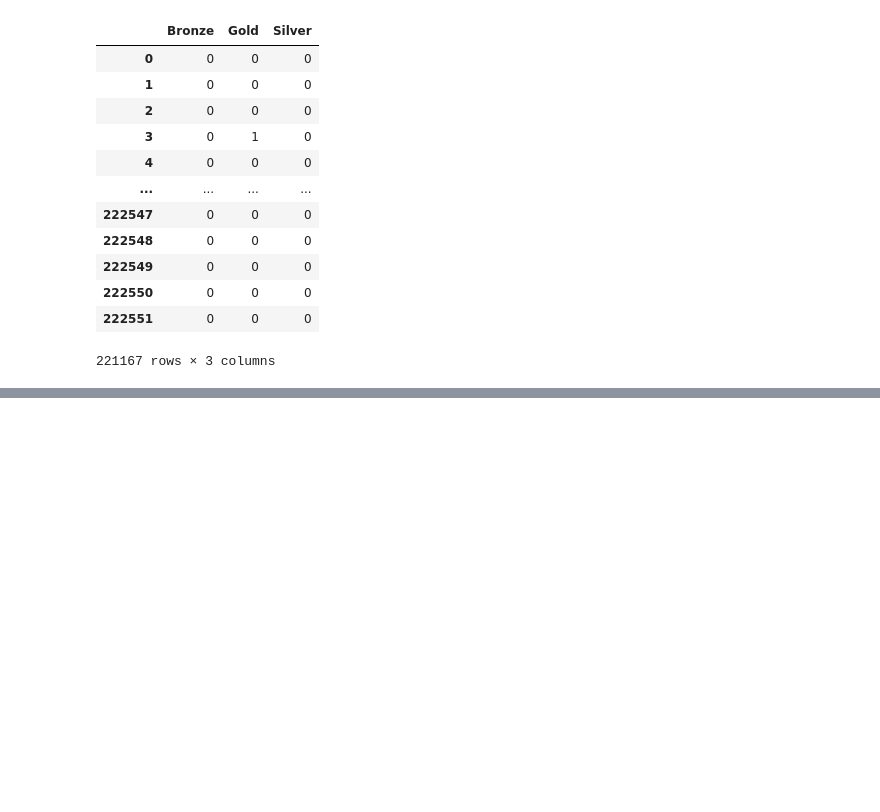
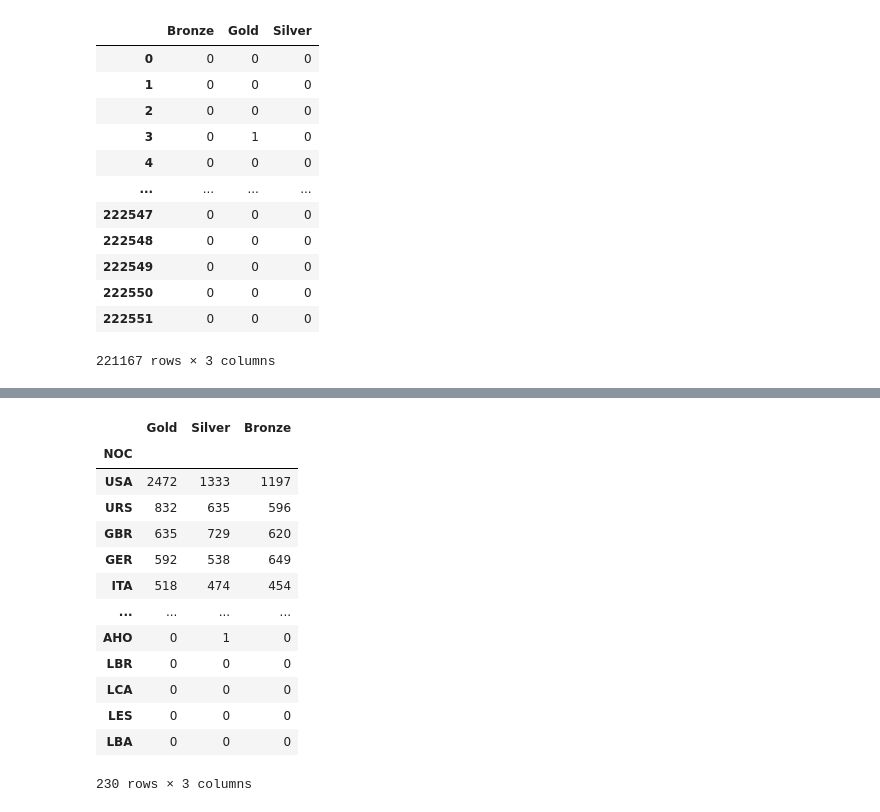
Before and after one commit to TripathiAmbrish/Olympics-Data-Analysis, a Jupyter notebook: Olympics_DA_JPNb.ipynb, the cells around one changed output, grey strips where cells are left out. Cells and saved outputs as stored; diff of their text form; code cells hidden in the pictures; blank space fills up the shorter version.

```diff
--- a/Olympics_DA_JPNb.ipynb
+++ b/Olympics_DA_JPNb.ipynb
@@ -186,0 +187,2 @@ pd.get_dummies(ae_df['Medal'])
+# %%
+ae_df = pd.concat([ae_df,pd.get_dummies(ae_df['Medal'])], axis = 1)
@@ -186,0 +200,17 @@ pd.get_dummies(ae_df['Medal'])
+# %%
+ae_df.groupby('NOC').sum()[['Gold','Silver','Bronze']].sort_values('Gold', ascending = False)
+# %% [output]
+|  | Gold | Silver | Bronze |
+| NOC |  |  |  |
+| USA | 2472 | 1333 | 1197 |
+| URS | 832 | 635 | 596 |
+| GBR | 635 | 729 | 620 |
+| GER | 592 | 538 | 649 |
+| ITA | 518 | 474 | 454 |
+| ... | ... | ... | ... |
+| AHO | 0 | 1 | 0 |
+| LBR | 0 | 0 | 0 |
+| LCA | 0 | 0 | 0 |
+| LES | 0 | 0 | 0 |
+| LBA | 0 | 0 | 0 |
+230 rows × 3 columns
```
Also changed, not shown: parts of 6 cells of this notebook.
